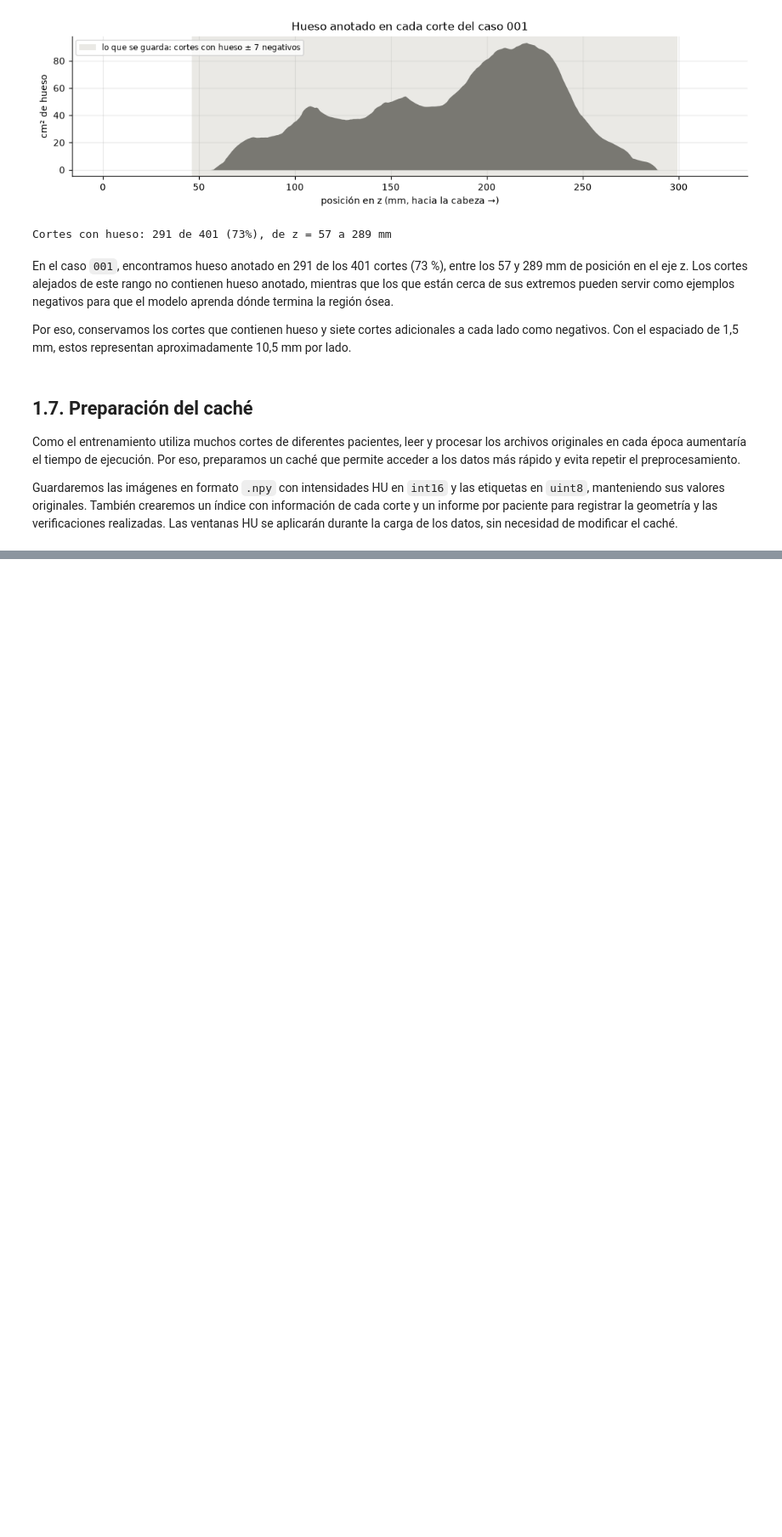
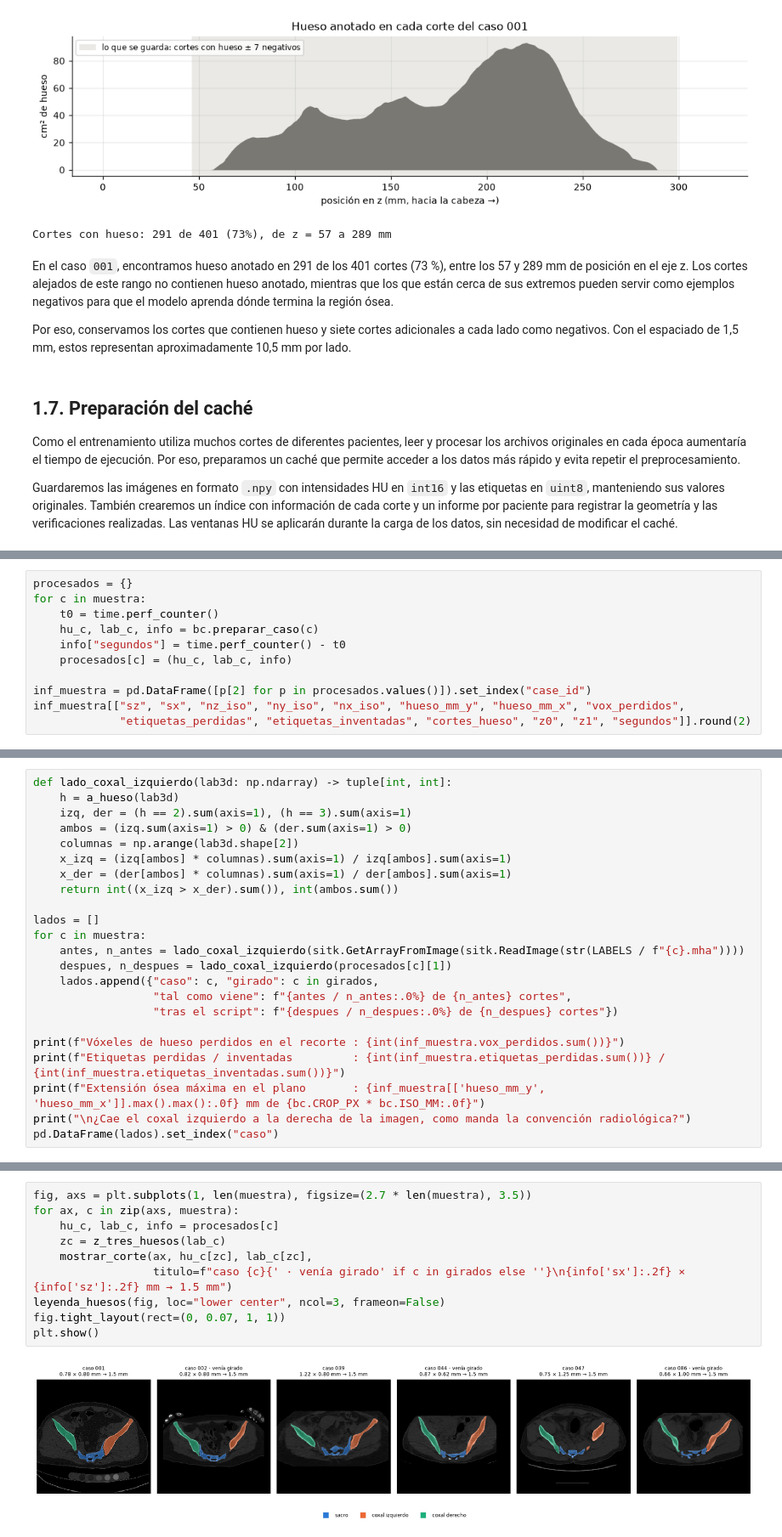
Before and after one commit to MarcAragon/proyecto_pengwin, a Jupyter notebook: Pengwin.ipynb, the cells around one changed output, grey strips where cells are left out. Shown at 85% size. Cells and saved outputs as stored; diff of their text form; blank space fills up the shorter version.

```diff
--- a/Pengwin.ipynb
+++ b/Pengwin.ipynb
@@ -389,0 +475,11 @@ Guardaremos las imágenes en formato `.npy` con intensidades HU en `int16` y las
+# %%
+procesados = {}
+for c in muestra:
+    t0 = time.perf_counter()
+    hu_c, lab_c, info = bc.preparar_caso(c)
+    info["segundos"] = time.perf_counter() - t0
+    procesados[c] = (hu_c, lab_c, info)
+
+inf_muestra = pd.DataFrame([p[2] for p in procesados.values()]).set_index("case_id")
+inf_muestra[["sz", "sx", "nz_iso", "ny_iso", "nx_iso", "hueso_mm_y", "hueso_mm_x", "vox_perdidos",
+             "etiquetas_perdidas", "etiquetas_inventadas", "cortes_hueso", "z0", "z1", "segundos"]].round(2)
@@ -389,0 +495,23 @@ Guardaremos las imágenes en formato `.npy` con intensidades HU en `int16` y las
+# %%
+def lado_coxal_izquierdo(lab3d: np.ndarray) -> tuple[int, int]:
+    h = a_hueso(lab3d)
+    izq, der = (h == 2).sum(axis=1), (h == 3).sum(axis=1)
+    ambos = (izq.sum(axis=1) > 0) & (der.sum(axis=1) > 0)
+    columnas = np.arange(lab3d.shape[2])
+    x_izq = (izq[ambos] * columnas).sum(axis=1) / izq[ambos].sum(axis=1)
+    x_der = (der[ambos] * columnas).sum(axis=1) / der[ambos].sum(axis=1)
+    return int((x_izq > x_der).sum()), int(ambos.sum())
+
+lados = []
+for c in muestra:
+    antes, n_antes = lado_coxal_izquierdo(sitk.GetArrayFromImage(sitk.ReadImage(str(LABELS / f"{c}.mha"))))
+    despues, n_despues = lado_coxal_izquierdo(procesados[c][1])
+    lados.append({"caso": c, "girado": c in girados,
+                  "tal como viene": f"{antes / n_antes:.0%} de {n_antes} cortes",
+                  "tras el script": f"{despues / n_despues:.0%} de {n_despues} cortes"})
+
+print(f"Vóxeles de hueso perdidos en el recorte : {int(inf_muestra.vox_perdidos.sum())}")
+print(f"Etiquetas perdidas / inventadas         : {int(inf_muestra.etiquetas_perdidas.sum())} / {int(inf_muestra.etiquetas_inventadas.sum())}")
+print(f"Extensión ósea máxima en el plano       : {inf_muestra[['hueso_mm_y', 'hueso_mm_x']].max().max():.0f} mm de {bc.CROP_PX * bc.ISO_MM:.0f}")
+print("\n¿Cae el coxal izquierdo a la derecha de la imagen, como manda la convención radiológica?")
+pd.DataFrame(lados).set_index("caso")
@@ -389,0 +536,12 @@ Guardaremos las imágenes en formato `.npy` con intensidades HU en `int16` y las
+# %%
+fig, axs = plt.subplots(1, len(muestra), figsize=(2.7 * len(muestra), 3.5))
+for ax, c in zip(axs, muestra):
+    hu_c, lab_c, info = procesados[c]
+    zc = z_tres_huesos(lab_c)
+    mostrar_corte(ax, hu_c[zc], lab_c[zc],
+                  titulo=f"caso {c}{' · venía girado' if c in girados else ''}\n{info['sx']:.2f} × {info['sz']:.2f} mm → 1.5 mm")
+leyenda_huesos(fig, loc="lower center", ncol=3, frameon=False)
+fig.tight_layout(rect=(0, 0.07, 1, 1))
+plt.show()
+# %% [output]
+[figure, added]
```
Also changed, not shown: parts of 21 cells of this notebook.
